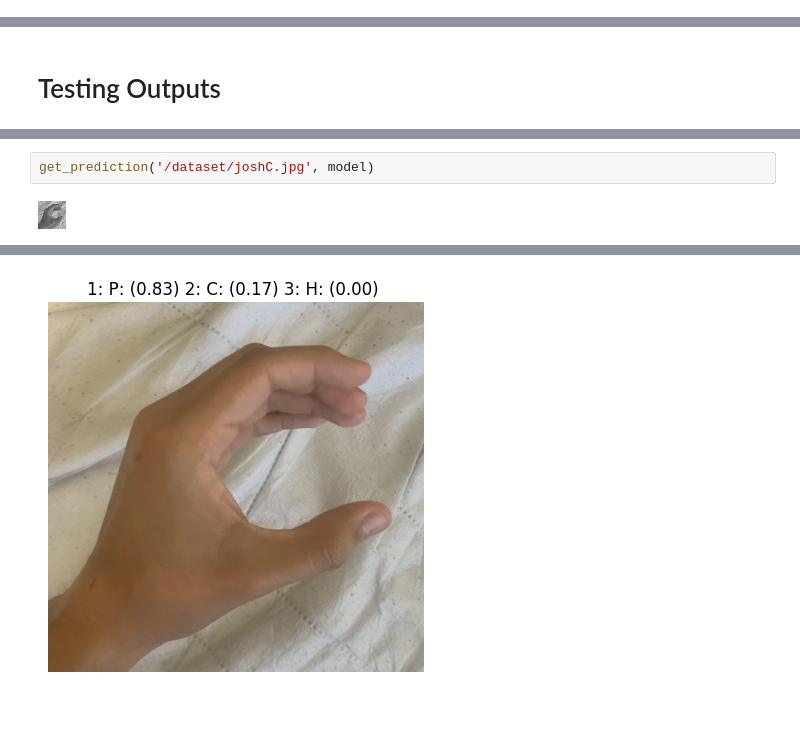
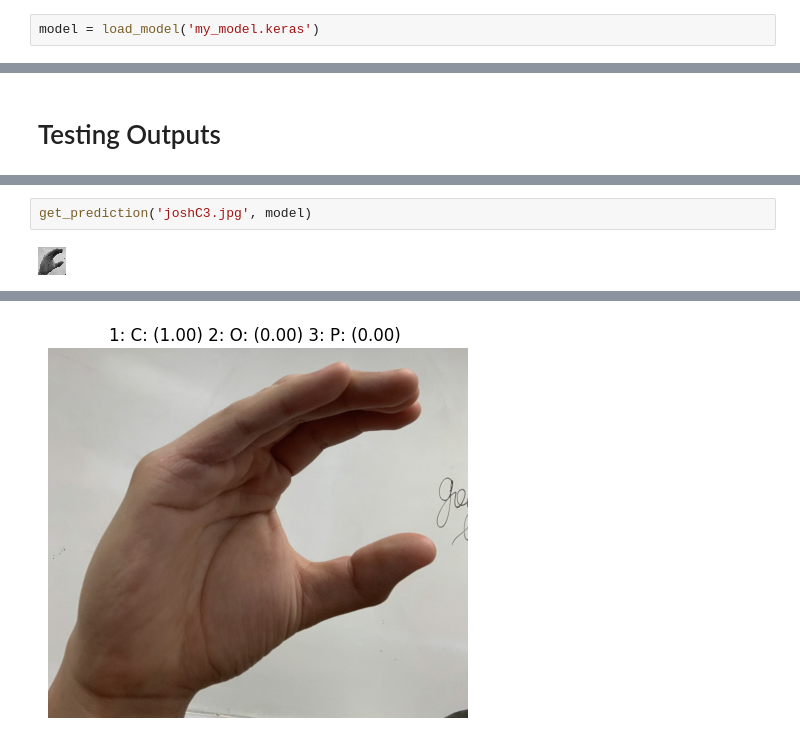
Before and after one commit to joestrada1022/ASL_CNN_Model, a Jupyter notebook: ASL_Model.ipynb, the cells around one changed output, grey strips where cells are left out. Cells and saved outputs as stored; diff of their text form; blank space fills up the shorter version.

```diff
--- a/ASL_Model.ipynb
+++ b/ASL_Model.ipynb
@@ -362,3 +355,5 @@ To: /content/model1.keras
+# %%
+model = load_model('my_model.keras')
 # %%
 (testing_loss, testing_accuracy)=model.evaluate(xTest,yTest,batch_size=128)
 print(f"Testing Loss: {testing_loss:.4f}, Testing Accuracy: {testing_accuracy:.4f}")
@@ -410,5 +405,5 @@ get_prediction('/dataset/joshY.jpg', model)
 [figure]
 # %%
-get_prediction('/dataset/joshC.jpg', model)
+get_prediction('joshC3.jpg', model)
 # %% [output]
-[figure, old version]
+[figure, new version]
@@ -416,2 +411,2 @@ get_prediction('/dataset/joshC.jpg', model)
-[figure, old version]
+[figure, new version]
 # %%
```
Also changed, not shown: parts of 12 cells of this notebook.
